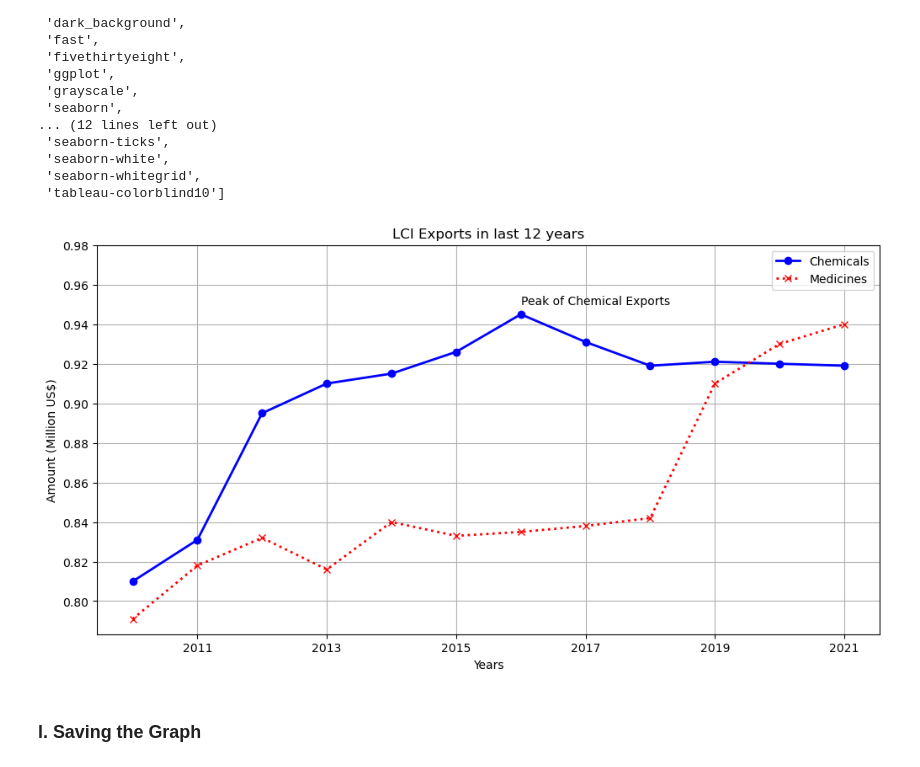
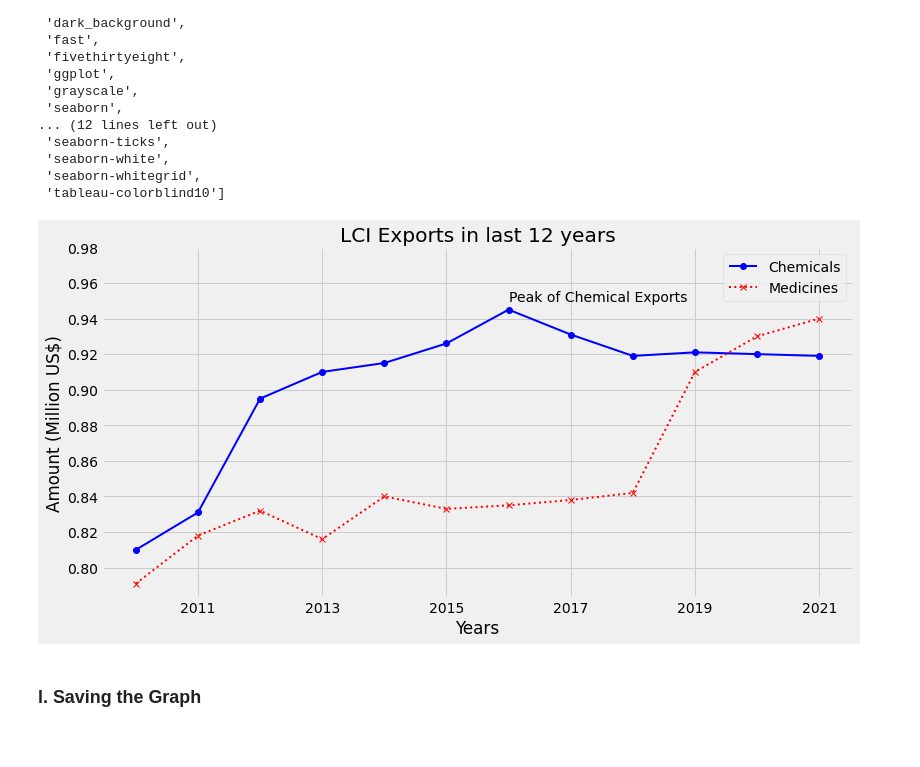
Before and after one commit to ImranNazir4/MS-Data-Science, a Jupyter notebook: Section-3-Python-for-Data-Scientists/Lec-3.21(Data-Visualization-I).ipynb, the cells around one changed output. Drawn from its saved outputs; the diff is of its cells as text; code cells hidden in the pictures.

```diff
--- a/Section-3-Python-for-Data-Scientists/Lec-3.21(Data-Visualization-I).ipynb
+++ b/Section-3-Python-for-Data-Scientists/Lec-3.21(Data-Visualization-I).ipynb
@@ -561,36 +561,36 @@ medicine_exports = [0.791, 0.818, 0.832, 0.816, 0.840, 0.833, 0.835, 0.838, 0.84
 
 fig = plt.figure(figsize=(12,6))
 ax = fig.add_subplot()
 
 ax.plot(years, chemical_exports, label="Chemicals", marker='o', c='b', ls='-', lw=2)
 ax.plot(years, medicine_exports, label="Medicines", marker='x', c='r', ls=':', lw=2)
 
 ax.set_xlabel("Years")
 ax.set_ylabel("Amount (Million US$)")
 
 
 xvals = np.arange(2011, 2022, 2)
 yvals = np.linspace(0.80, 0.98, 10)
 ax.set_xticks(xvals)
 ax.set_yticks(yvals)
 
 
 plt.title("LCI Exports in last 12 years")
 
 plt.legend(loc='best')
 
 plt.annotate("Peak of Chemical Exports", xy=(2016,0.95))
 
 plt.grid(True)
 
-plt.style.use('default')
+#plt.style.use('default')
 #plt.style.use('dark_background')
 #plt.style.use('fivethirtyeight')
-#plt.style.use('ggplot')
+plt.style.use('ggplot')
 
 plt.show()
 # %% [output]
-[figure, old version]
+[figure, new version]
 # %% [markdown]
 ### l. Saving the Graph
 # %%
```
Also changed, not shown: parts of 2 cells of this notebook, 3 other files.
